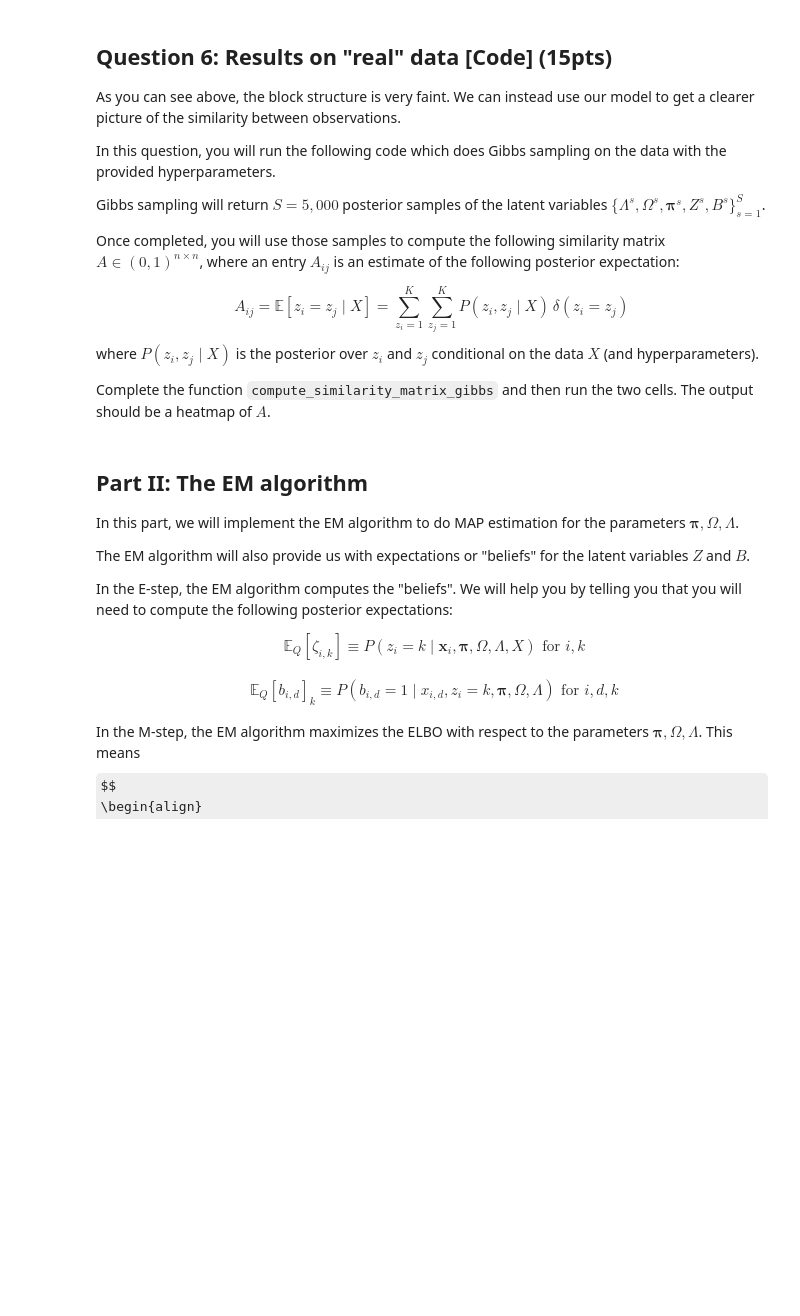
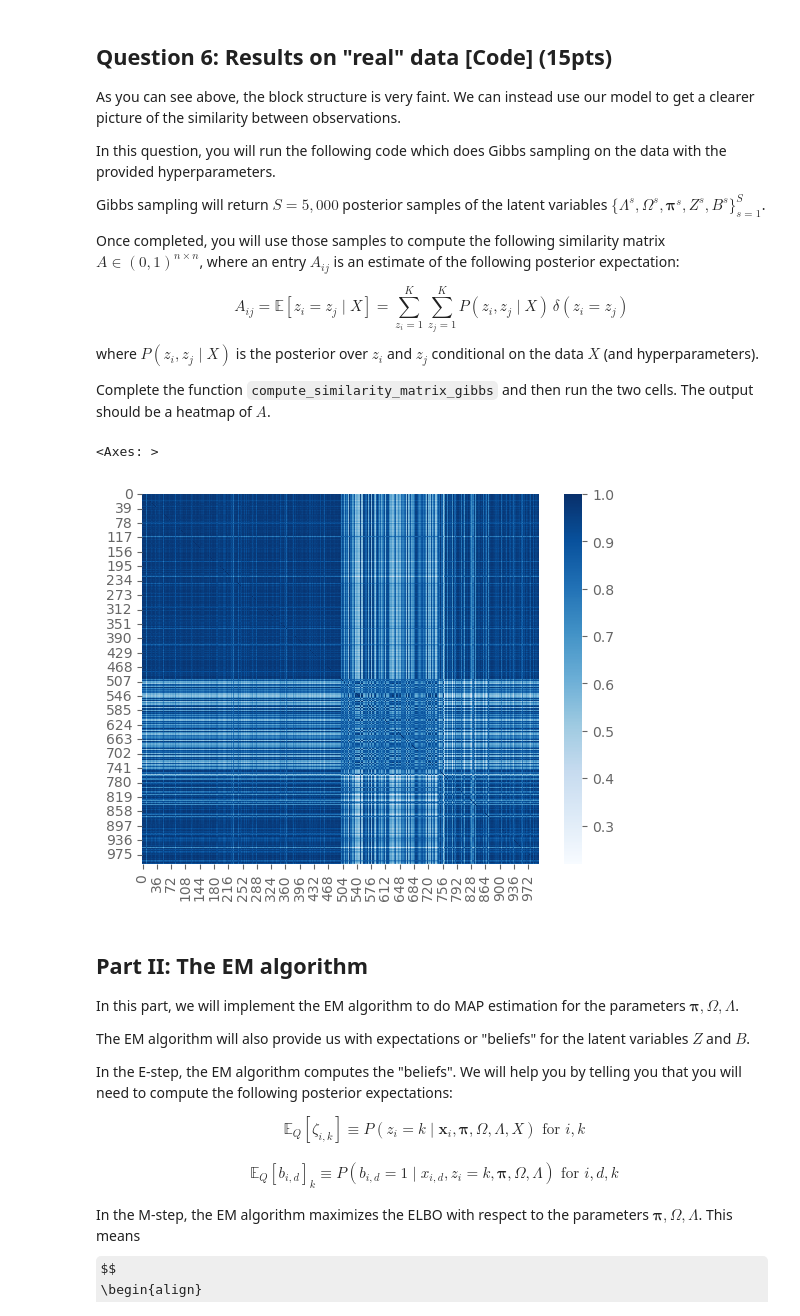
Before and after one commit to dx-li/stat_348_2024, a Jupyter notebook: assignments/hw5/hw5.ipynb, the cells around one changed output. Drawn from its saved outputs; the diff is of its cells as text; code cells hidden in the pictures; some formulas as TeX source; blank space fills up the shorter version.

```diff
--- a/assignments/hw5/hw5.ipynb
+++ b/assignments/hw5/hw5.ipynb
@@ -627,23 +725,36 @@ posterior_samples = gibbs(data=data,
                           n_burnin=n_burnin,
                           n_thin=n_thin)
 # %%
+import numpy as np
 def compute_similarity_matrix_gibbs(posterior_samples):
     """Compute the posterior expectation of the similarity matrix between posterior samples
 
     Args:
         posterior_samples (list): list of posterior samples, each sample is a state dictionary
 
     Returns:
         similarity_matrix (np.ndarray): similarity matrix between posterior samples
     """
+    N = len(posterior_samples[0]['zeta_NK'])  # Number of data points
+    similarity_matrix = np.zeros((N, N))
 
-    # Your code here
-    # A_NN = ...
+    # Iterate over all samples to accumulate cluster assignments
+    for sample in posterior_samples:
+        zeta_NK = sample['zeta_NK']
+        # Compute the outer product of cluster assignments for each pair of data points
+        # and sum these outer products across all samples
+        similarity_matrix += np.dot(zeta_NK, zeta_NK.T)
 
-    return A_NN
+    # Average the accumulated outer products over all samples to get probabilities
+    similarity_matrix /= len(posterior_samples)
+
+    return similarity_matrix
 
 A_NN = compute_similarity_matrix_gibbs(posterior_samples)
 sns.heatmap(A_NN, cmap='Blues')
+# %% [output]
+<Axes: >
+[figure, added]
 # %% [markdown]
 ## Part II: The EM algorithm
 
```
Also changed, not shown: parts of 13 cells of this notebook.
